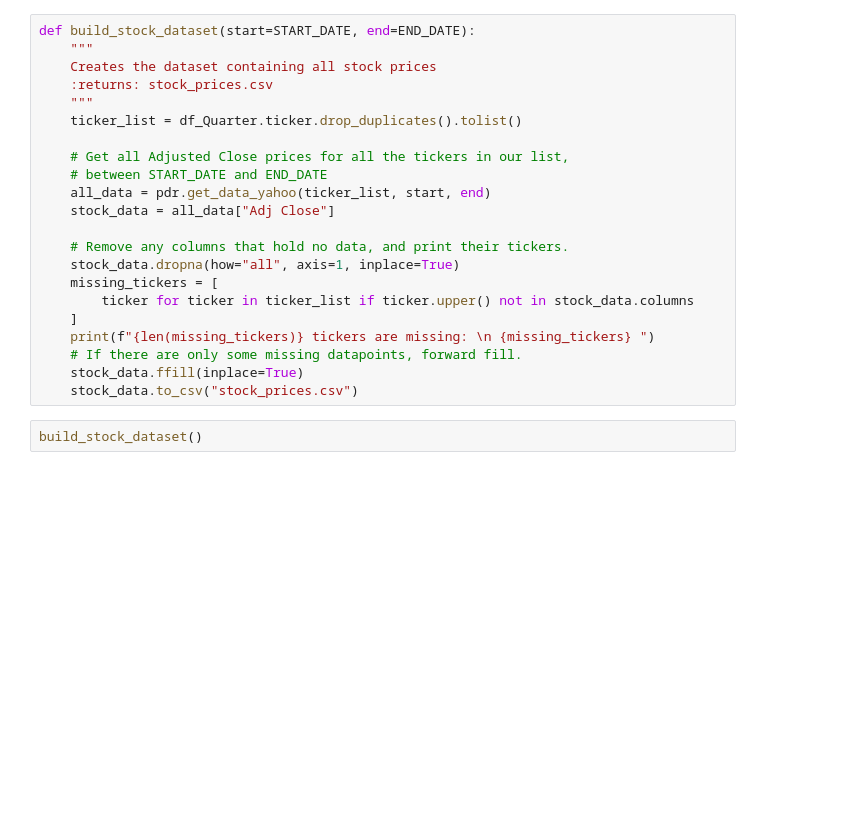
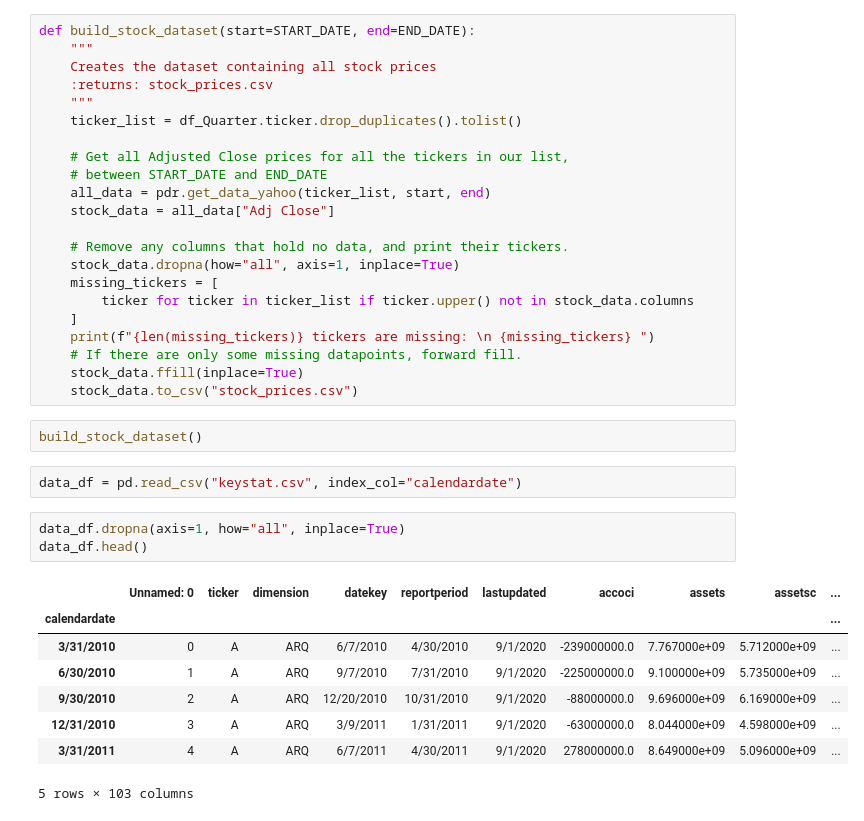
Before and after one commit to JonathanJing/Stock-Trading-Strategy, a Jupyter notebook: quandl_data_testing.ipynb, the cells around one changed output. Cells and saved outputs as stored; diff of their text form; blank space fills up the shorter version.

```diff
--- a/quandl_data_testing.ipynb
+++ b/quandl_data_testing.ipynb
@@ -75,3 +58,17 @@ def build_stock_dataset(start=START_DATE, end=END_DATE):
     stock_data.to_csv("stock_prices.csv")
 # %%
 build_stock_dataset()
+# %%
+data_df = pd.read_csv("keystat.csv", index_col="calendardate")
+# %%
+data_df.dropna(axis=1, how="all", inplace=True)
+data_df.head()
+# %% [output]
+|  | Unnamed: 0 | ticker | dimension | datekey | reportperiod | lastupdated | accoci | assets | assetsc | ... |
+| calendardate |  |  |  |  |  |  |  |  |  | ... |
+| 3/31/2010 | 0 | A | ARQ | 6/7/2010 | 4/30/2010 | 9/1/2020 | -239000000.0 | 7.767000e+09 | 5.712000e+09 | ... |
+| 6/30/2010 | 1 | A | ARQ | 9/7/2010 | 7/31/2010 | 9/1/2020 | -225000000.0 | 9.100000e+09 | 5.735000e+09 | ... |
+| 9/30/2010 | 2 | A | ARQ | 12/20/2010 | 10/31/2010 | 9/1/2020 | -88000000.0 | 9.696000e+09 | 6.169000e+09 | ... |
+| 12/31/2010 | 3 | A | ARQ | 3/9/2011 | 1/31/2011 | 9/1/2020 | -63000000.0 | 8.044000e+09 | 4.598000e+09 | ... |
+| 3/31/2011 | 4 | A | ARQ | 6/7/2011 | 4/30/2011 | 9/1/2020 | 278000000.0 | 8.649000e+09 | 5.096000e+09 | ... |
+5 rows × 103 columns
```
Also changed, not shown: parts of 20 cells of this notebook, 2 other files.
